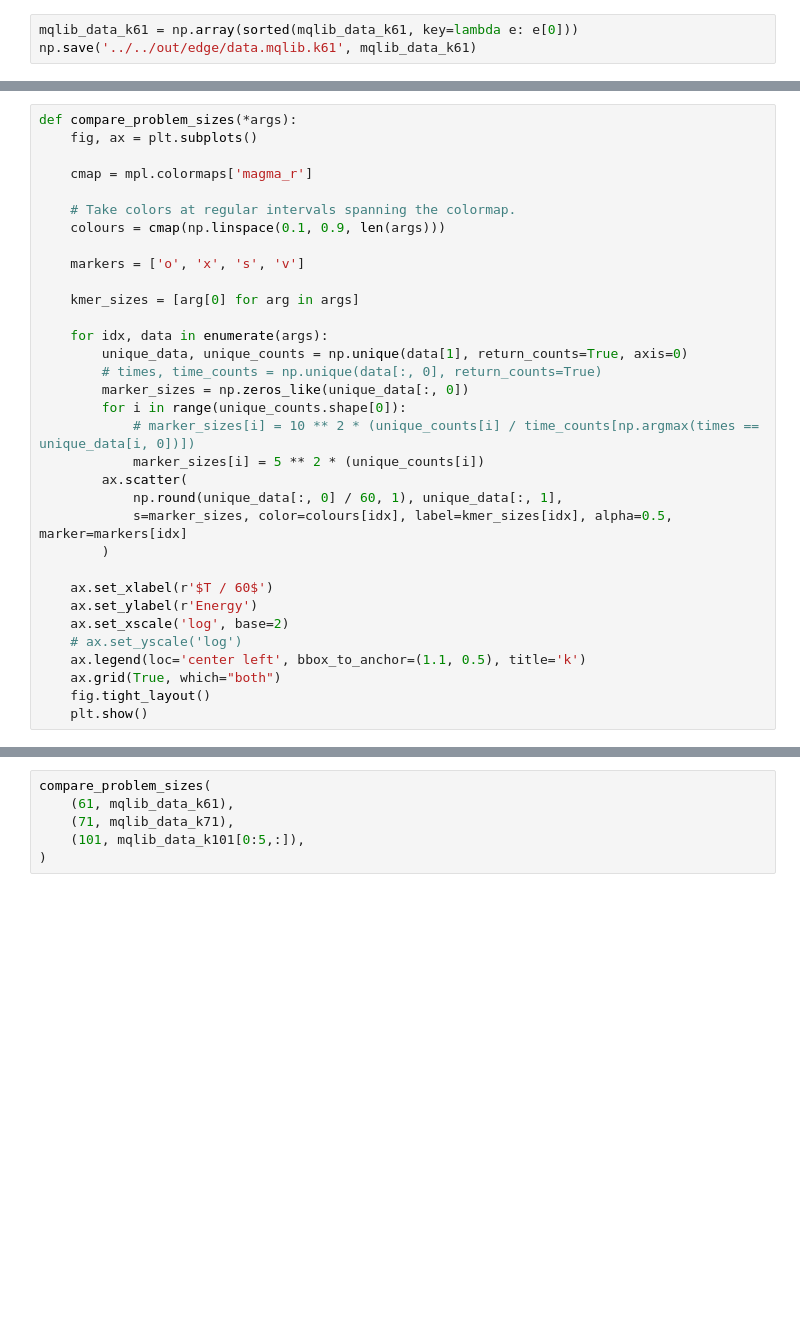
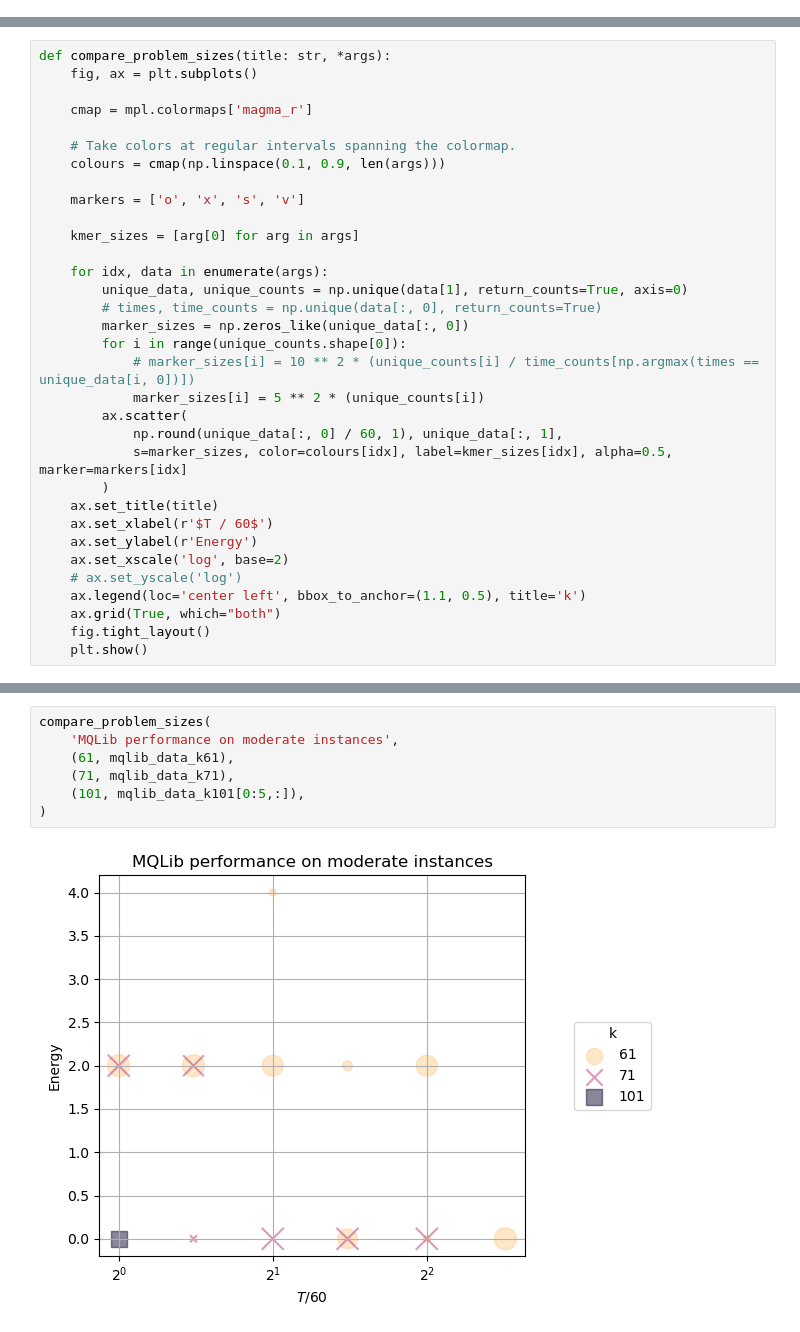
Before and after one commit to JoshCudby/quantum_pangenomics, a Jupyter notebook: edge_tangle/notebooks/edge_tangle_plotting.ipynb, the cells around one changed output, grey strips where cells are left out. Saved outputs shown, nothing was run; the diff lists cells and outputs as text; blank space fills up the shorter version.

```diff
--- a/edge_tangle/notebooks/edge_tangle_plotting.ipynb
+++ b/edge_tangle/notebooks/edge_tangle_plotting.ipynb
@@ -72,3 +49,0 @@ gurobi_data_k201 = np.load('../../out/edge/data.gurobi.k201.npy')
-# %%
-mqlib_data_k61 = np.array(sorted(mqlib_data_k61, key=lambda e: e[0]))
-np.save('../../out/edge/data.mqlib.k61', mqlib_data_k61)
@@ -106,7 +87,7 @@ def compare_solvers(*args):
     fig.tight_layout()
     plt.show()
 # %%
-def compare_problem_sizes(*args):
+def compare_problem_sizes(title: str, *args):
     fig, ax = plt.subplots()
 
     cmap = mpl.colormaps['magma_r']
@@ -129,7 +110,7 @@ def compare_problem_sizes(*args):
             np.round(unique_data[:, 0] / 60, 1), unique_data[:, 1],
             s=marker_sizes, color=colours[idx], label=kmer_sizes[idx], alpha=0.5, marker=markers[idx]
         )
-
+    ax.set_title(title)
     ax.set_xlabel(r'$T / 60$')
     ax.set_ylabel(r'Energy')
     ax.set_xscale('log', base=2)
@@ -145,8 +137,11 @@ compare_solvers(dwave_data_k201, gurobi_data_k201)
 # %%
 compare_problem_sizes(
+    'MQLib performance on moderate instances',
     (61, mqlib_data_k61),
     (71, mqlib_data_k71),
     (101, mqlib_data_k101[0:5,:]),
 )
+# %% [output]
+[figure, added]
 # %%
 compare_problem_sizes(
```
Also changed, not shown: parts of 22 cells of this notebook, 2 other files.
